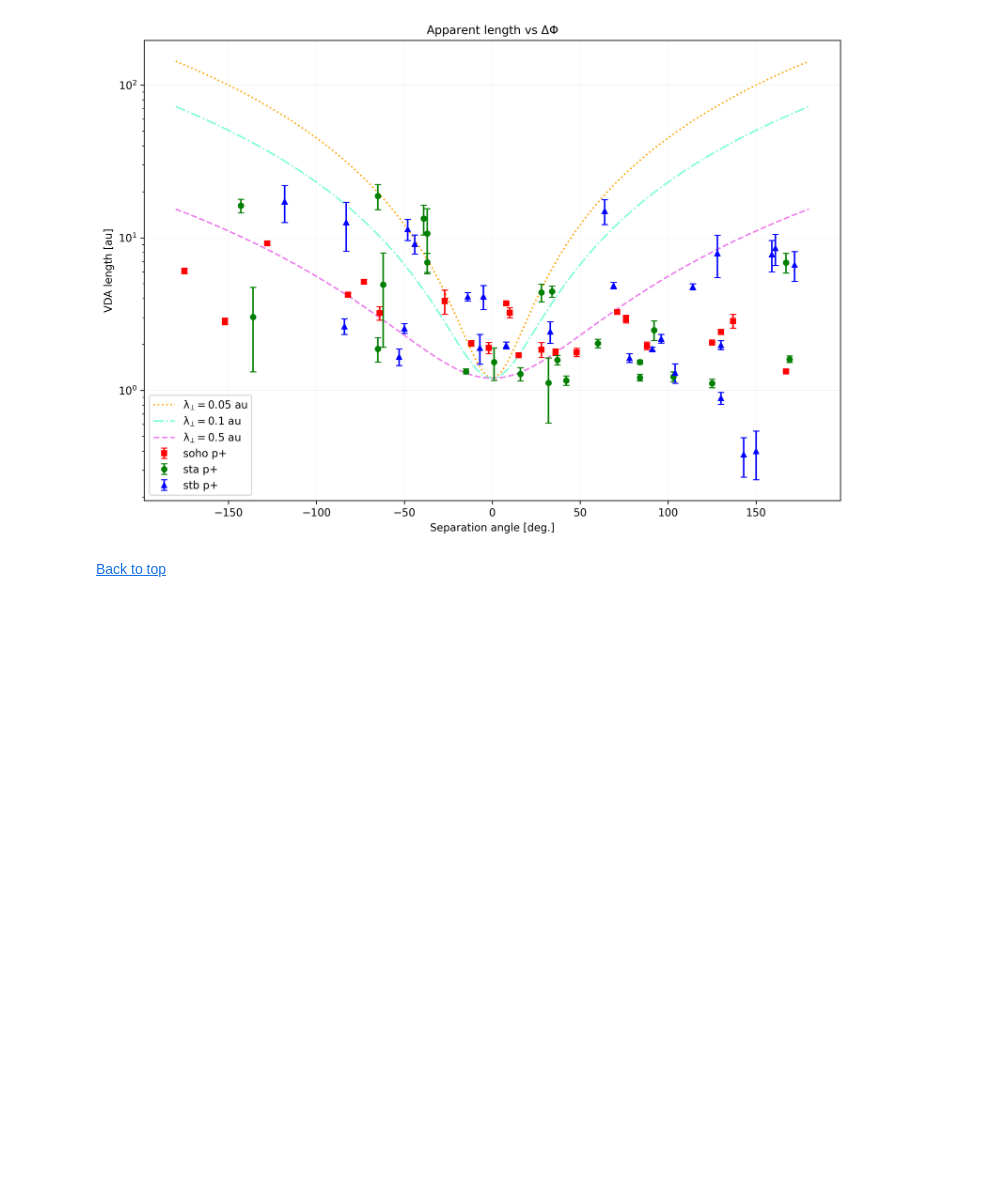
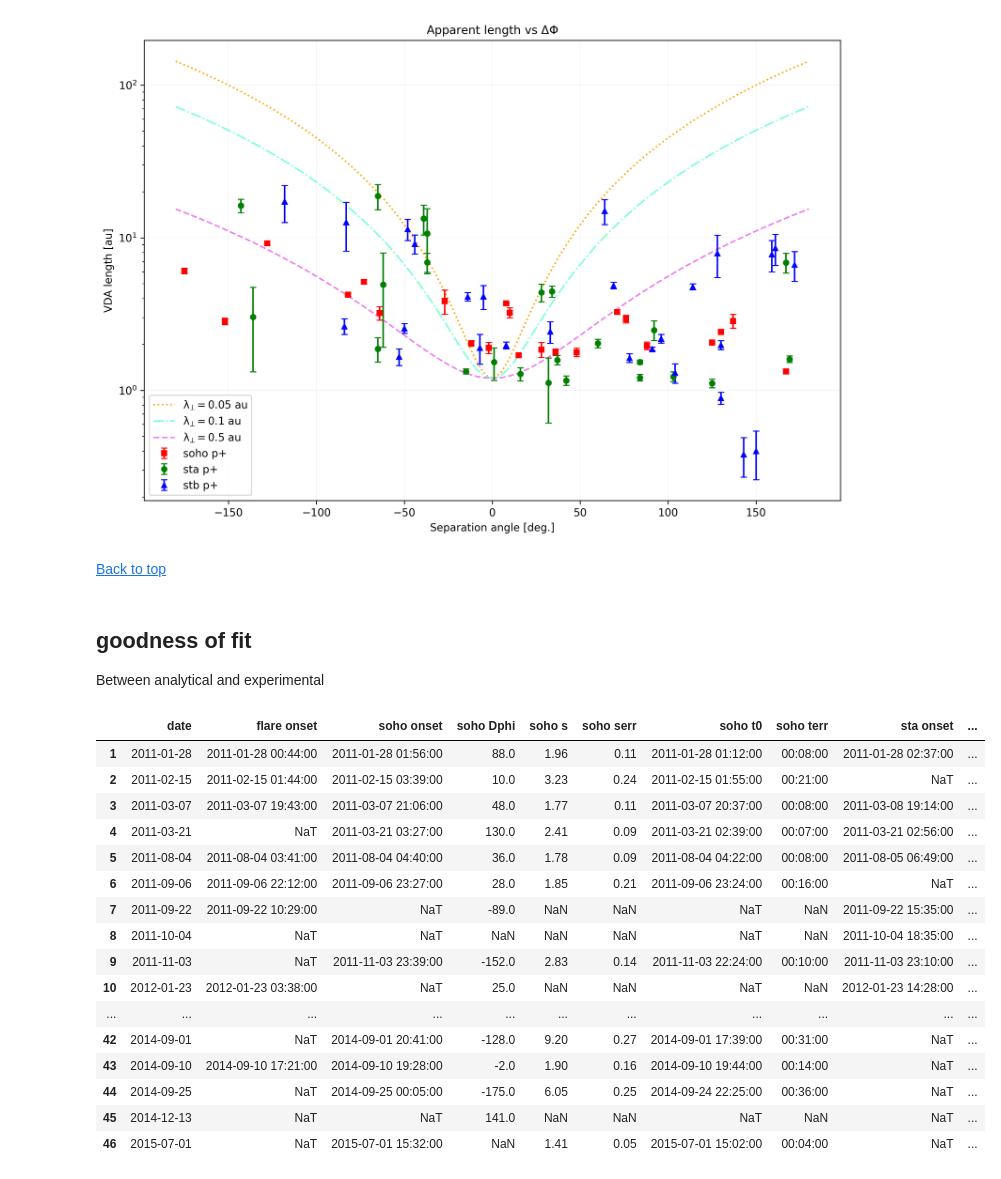
Before and after one commit to JaxLang/LvDeltaPhi_paper, a Jupyter notebook: vda_length.ipynb, the cells around one changed output. Saved outputs shown, nothing was run; the diff lists cells and outputs as text; code cells hidden in the pictures; blank space fills up the shorter version.

```diff
--- a/vda_length.ipynb
+++ b/vda_length.ipynb
@@ -313,3 +316,26 @@ plot_L_delphi_err(df,'semilogy','noEvents')
 [figure]
 # %% [markdown]
 [Back to top](#Contents)
+# %% [markdown]
+## goodness of fit
+Between analytical and experimental
+# %%
+df
+# %% [output]
+|  | date | flare onset | soho onset | soho Dphi | soho s | soho serr | soho t0 | soho terr | sta onset | ... |
+| 1 | 2011-01-28 | 2011-01-28 00:44:00 | 2011-01-28 01:56:00 | 88.0 | 1.96 | 0.11 | 2011-01-28 01:12:00 | 00:08:00 | 2011-01-28 02:37:00 | ... |
+| 2 | 2011-02-15 | 2011-02-15 01:44:00 | 2011-02-15 03:39:00 | 10.0 | 3.23 | 0.24 | 2011-02-15 01:55:00 | 00:21:00 | NaT | ... |
+| 3 | 2011-03-07 | 2011-03-07 19:43:00 | 2011-03-07 21:06:00 | 48.0 | 1.77 | 0.11 | 2011-03-07 20:37:00 | 00:08:00 | 2011-03-08 19:14:00 | ... |
+| 4 | 2011-03-21 | NaT | 2011-03-21 03:27:00 | 130.0 | 2.41 | 0.09 | 2011-03-21 02:39:00 | 00:07:00 | 2011-03-21 02:56:00 | ... |
+| 5 | 2011-08-04 | 2011-08-04 03:41:00 | 2011-08-04 04:40:00 | 36.0 | 1.78 | 0.09 | 2011-08-04 04:22:00 | 00:08:00 | 2011-08-05 06:49:00 | ... |
+| 6 | 2011-09-06 | 2011-09-06 22:12:00 | 2011-09-06 23:27:00 | 28.0 | 1.85 | 0.21 | 2011-09-06 23:24:00 | 00:16:00 | NaT | ... |
+| 7 | 2011-09-22 | 2011-09-22 10:29:00 | NaT | -89.0 | NaN | NaN | NaT | NaN | 2011-09-22 15:35:00 | ... |
+| 8 | 2011-10-04 | NaT | NaT | NaN | NaN | NaN | NaT | NaN | 2011-10-04 18:35:00 | ... |
+| 9 | 2011-11-03 | NaT | 2011-11-03 23:39:00 | -152.0 | 2.83 | 0.14 | 2011-11-03 22:24:00 | 00:10:00 | 2011-11-03 23:10:00 | ... |
+| 10 | 2012-01-23 | 2012-01-23 03:38:00 | NaT | 25.0 | NaN | NaN | NaT | NaN | 2012-01-23 14:28:00 | ... |
+| ... | ... | ... | ... | ... | ... | ... | ... | ... | ... | ... |
+| 42 | 2014-09-01 | NaT | 2014-09-01 20:41:00 | -128.0 | 9.20 | 0.27 | 2014-09-01 17:39:00 | 00:31:00 | NaT | ... |
+| 43 | 2014-09-10 | 2014-09-10 17:21:00 | 2014-09-10 19:28:00 | -2.0 | 1.90 | 0.16 | 2014-09-10 19:44:00 | 00:14:00 | NaT | ... |
+| 44 | 2014-09-25 | NaT | 2014-09-25 00:05:00 | -175.0 | 6.05 | 0.25 | 2014-09-24 22:25:00 | 00:36:00 | NaT | ... |
+| 45 | 2014-12-13 | NaT | NaT | 141.0 | NaN | NaN | NaT | NaN | NaT | ... |
+| 46 | 2015-07-01 | NaT | 2015-07-01 15:32:00 | NaN | 1.41 | 0.05 | 2015-07-01 15:02:00 | 00:04:00 | NaT | ... |
```
Also changed, not shown: parts of 21 cells of this notebook, 16 other files.
